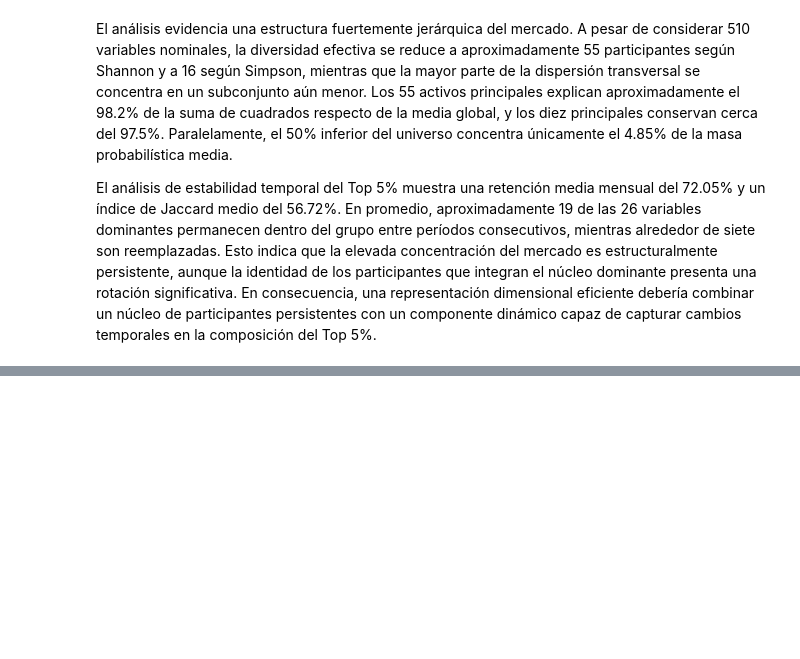
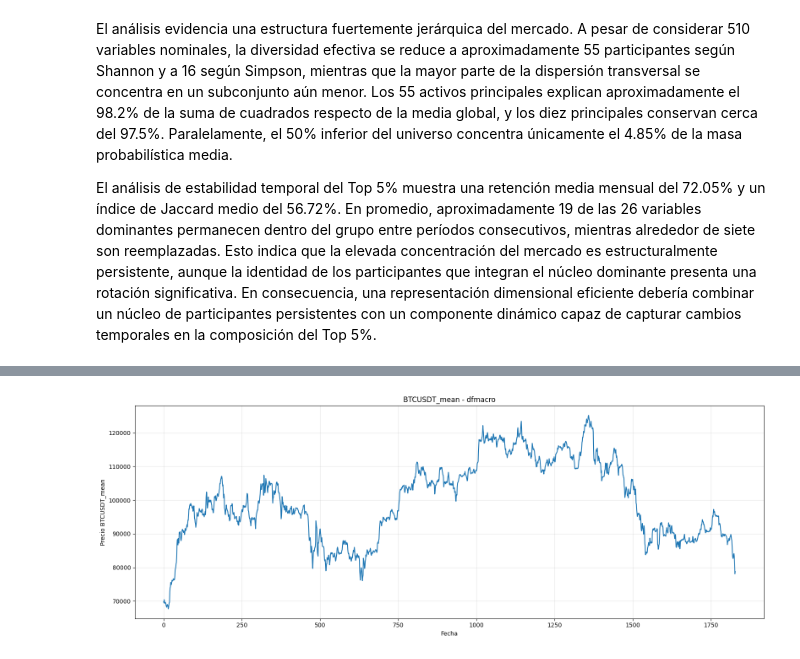
Before and after one commit to Miguithub/NPP_Cripto_5min, a Jupyter notebook: EDA_y_Split_11_2024_12_2025.ipynb, the cells around one changed output, grey strips where cells are left out. Saved outputs shown, nothing was run; the diff lists cells and outputs as text; code cells hidden in the pictures; blank space fills up the shorter version.

Commit message:
Visuales y confirmacion de cortes temporales iniciales df 112024-022026

```diff
--- a/EDA_y_Split_11_2024_12_2025.ipynb
+++ b/EDA_y_Split_11_2024_12_2025.ipynb
@@ -983,0 +1010,23 @@ El análisis de estabilidad temporal del Top 5% muestra una retención media men
+# %%
+import matplotlib.pyplot as plt
+
+plt.figure(figsize=(16, 6))
+plt.plot(dfmacro.index, dfmacro["BTCUSDT_mean"])
+plt.title("BTCUSDT_mean - dfmacro")
+plt.xlabel("Fecha")
+plt.ylabel("Precio BTCUSDT_mean")
+plt.grid(alpha=0.3)
+plt.tight_layout()
+plt.show()
+
+
+# plt.figure(figsize=(16, 6))
+# plt.plot(dfmacro.index, dfmacro["BTC_yp_mean"])
+# plt.title("BTC_yp_mean - dfmacro")
+# plt.xlabel("Fecha")
+# plt.ylabel("Precio BTC_yp_mean")
+# plt.grid(alpha=0.3)
+# plt.tight_layout()
+# plt.show()
+# %% [output]
+[figure, added]
```
Also changed, not shown: parts of 3 cells of this notebook.
